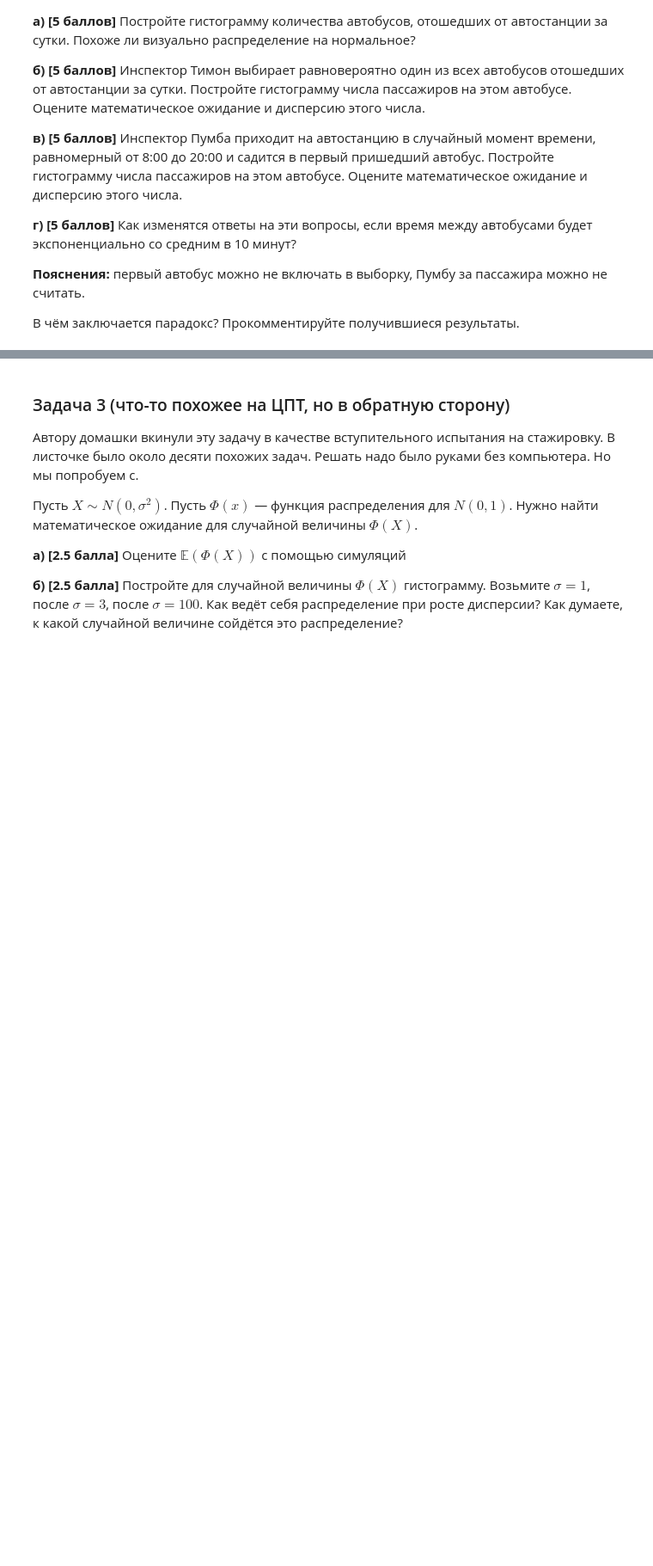
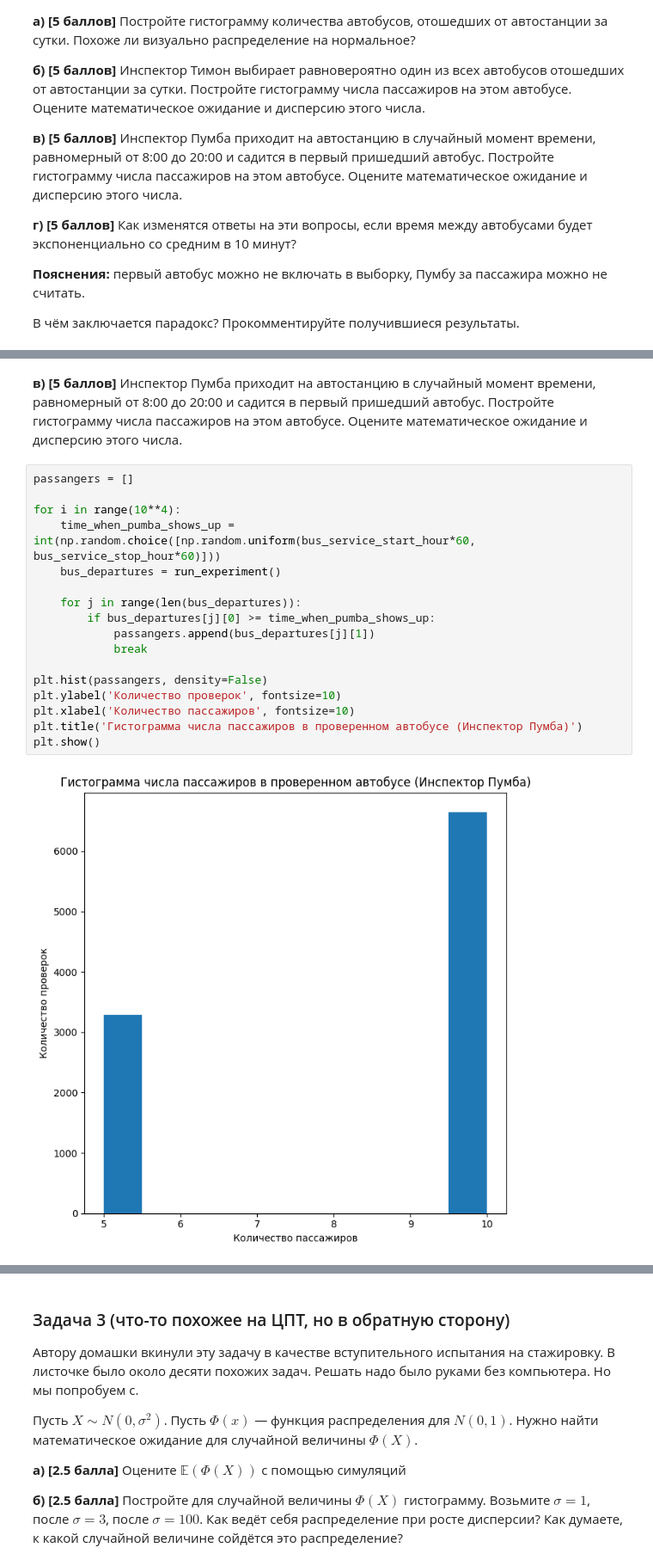
Before and after one commit to olegoid/yet_another_matstat_course, a Jupyter notebook: hw_matstat/hw-01- 007-OLEG-DEMCHENKO.ipynb, the cells around one changed output, grey strips where cells are left out. Shown at 86% size. Drawn from its saved outputs; the diff is of its cells as text; blank space fills up the shorter version.

```diff
--- a/hw_matstat/hw-01- 007-OLEG-DEMCHENKO.ipynb
+++ b/hw_matstat/hw-01- 007-OLEG-DEMCHENKO.ipynb
@@ -346,0 +438,21 @@ __Пояснения:__ первый автобус можно не включа
+# %% [markdown]
+__в) [5 баллов]__ Инспектор Пумба приходит на автостанцию в случайный момент времени, равномерный от 8:00 до 20:00 и садится в первый пришедший автобус. Постройте гистограмму числа пассажиров на этом автобусе. Оцените математическое ожидание и дисперсию этого числа.
+# %%
+passangers = []
+
+for i in range(10**4):
+    time_when_pumba_shows_up = int(np.random.choice([np.random.uniform(bus_service_start_hour*60, bus_service_stop_hour*60)]))
+    bus_departures = run_experiment()
+
+    for j in range(len(bus_departures)):
+        if bus_departures[j][0] >= time_when_pumba_shows_up:
+            passangers.append(bus_departures[j][1])
+            break
+
+plt.hist(passangers, density=False)
+plt.ylabel('Количество проверок', fontsize=10)
+plt.xlabel('Количество пассажиров', fontsize=10)
+plt.title('Гистограмма числа пассажиров в проверенном автобусе (Инспектор Пумба)')
+plt.show()
+# %% [output]
+[figure, added]
```
Also changed, not shown: parts of 19 cells of this notebook.
